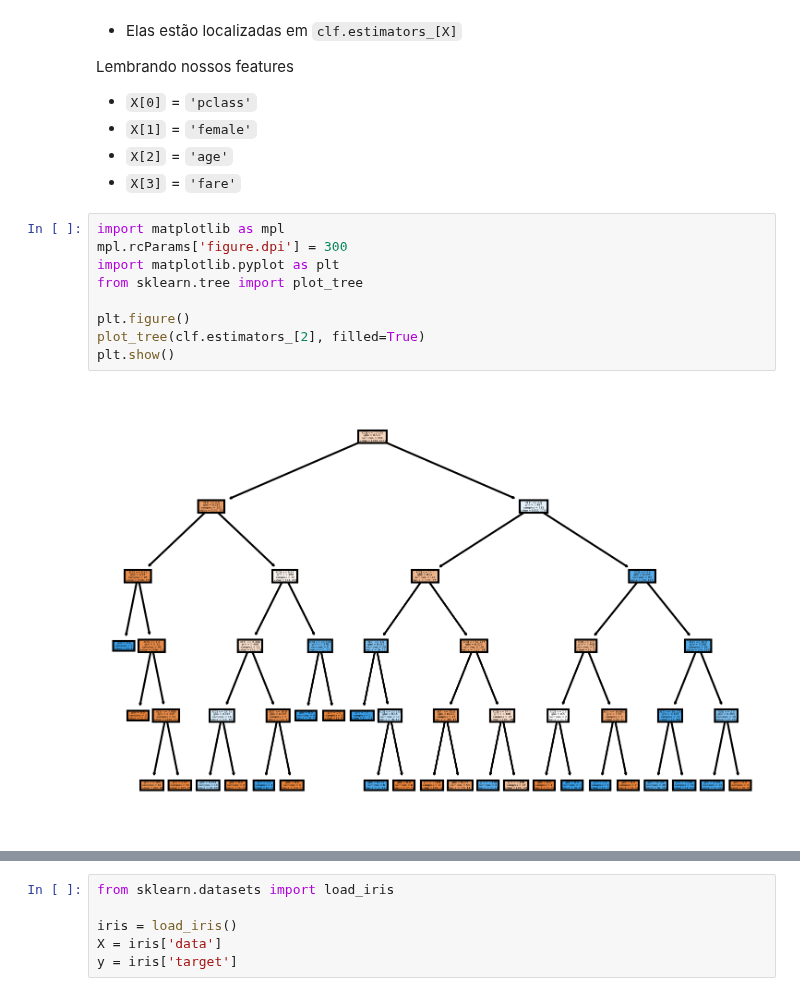
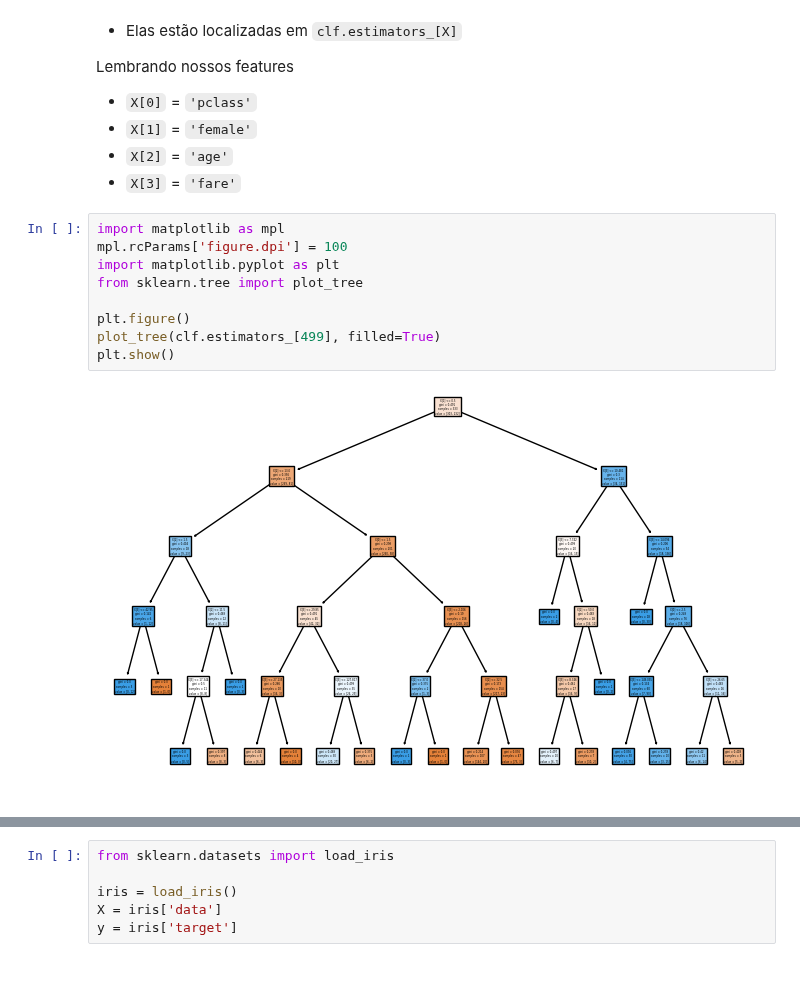
Before and after one commit to storopoli/ciencia-de-dados, a Jupyter notebook: notebooks/Aula_15_Florestas_Aleatorias.ipynb, the cells around one changed output, grey strips where cells are left out. Saved outputs shown, nothing was run; the diff lists cells and outputs as text.

```diff
--- a/notebooks/Aula_15_Florestas_Aleatorias.ipynb
+++ b/notebooks/Aula_15_Florestas_Aleatorias.ipynb
@@ -181,15 +181,15 @@ Lembrando nossos features
 * `X[3]` = `'fare'`
 # %%
 import matplotlib as mpl
-mpl.rcParams['figure.dpi'] = 300
+mpl.rcParams['figure.dpi'] = 100
 import matplotlib.pyplot as plt
 from sklearn.tree import plot_tree
 
 plt.figure()
-plot_tree(clf.estimators_[2], filled=True)
+plot_tree(clf.estimators_[499], filled=True)
 plt.show()
 # %% [output]
-[figure, old version]
+[figure, new version]
 # %% [markdown]
 ## Atividade - Floresta Aleatória com o dataset [Iris](https://scikit-learn.org/stable/datasets/index.html#iris-dataset)
 
```
Also changed, not shown: parts of 7 cells of this notebook, 3 other files.
